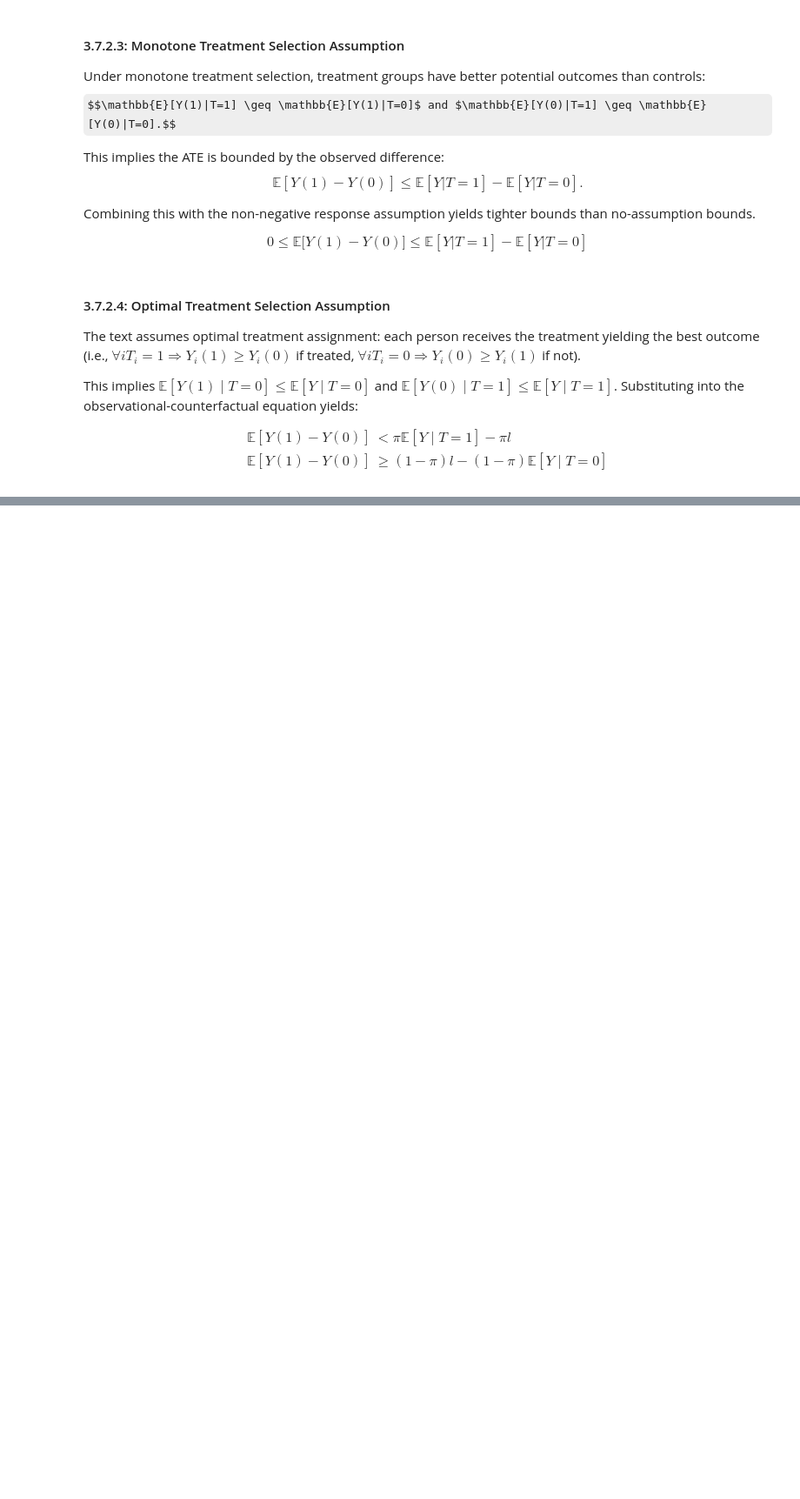
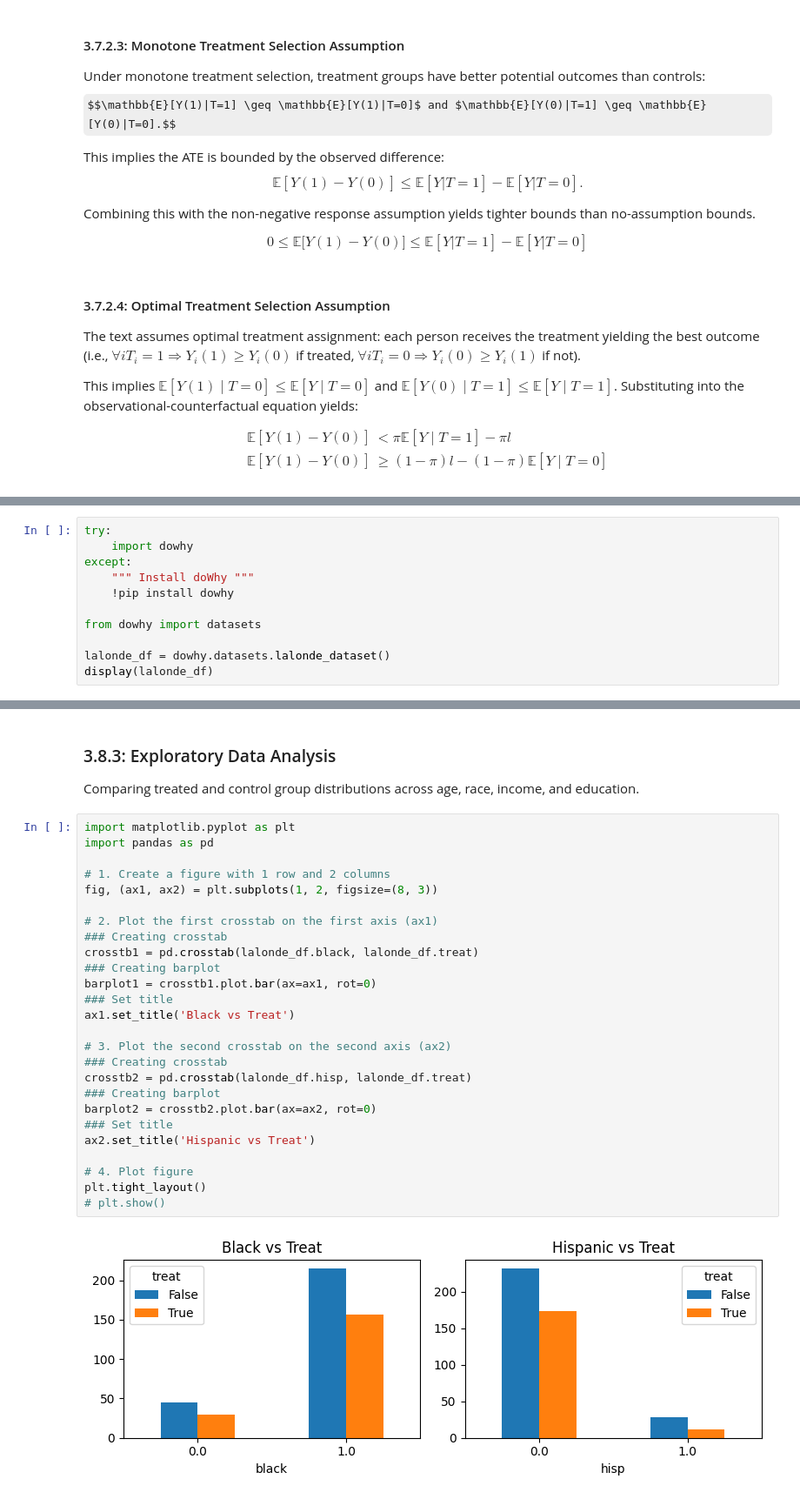
Before and after one commit to stefano-bragaglia/applied-causal-inference, a Jupyter notebook: src/notebooks/03_a_practical_approach.ipynb, the cells around one changed output, grey strips where cells are left out. Shown at 87% size. Cells and saved outputs as stored; diff of their text form; some formulas as TeX source; blank space fills up the shorter version.

```diff
--- a/src/notebooks/03_a_practical_approach.ipynb
+++ b/src/notebooks/03_a_practical_approach.ipynb
@@ -1102,0 +1114,11 @@ Researchers like Cinelli and Vetich have developed methods that overcome linear
+# %%
+try:
+    import dowhy
+except:
+    """ Install doWhy """
+    !pip install dowhy
+
+from dowhy import datasets
+
+lalonde_df = dowhy.datasets.lalonde_dataset()
+display(lalonde_df)
@@ -1102,0 +1157,32 @@ Researchers like Cinelli and Vetich have developed methods that overcome linear
+# %% [markdown]
+### 3.8.3: Exploratory Data Analysis
+
+Comparing treated and control group distributions across age, race, income, and education.
+# %%
+import matplotlib.pyplot as plt
+import pandas as pd
+
+# 1. Create a figure with 1 row and 2 columns
+fig, (ax1, ax2) = plt.subplots(1, 2, figsize=(8, 3))
+
+# 2. Plot the first crosstab on the first axis (ax1)
+### Creating crosstab
+crosstb1 = pd.crosstab(lalonde_df.black, lalonde_df.treat)
+### Creating barplot
+barplot1 = crosstb1.plot.bar(ax=ax1, rot=0)
+### Set title
+ax1.set_title('Black vs Treat')
+
+# 3. Plot the second crosstab on the second axis (ax2)
+### Creating crosstab
+crosstb2 = pd.crosstab(lalonde_df.hisp, lalonde_df.treat)
+### Creating barplot
+barplot2 = crosstb2.plot.bar(ax=ax2, rot=0)
+### Set title
+ax2.set_title('Hispanic vs Treat')
+
+# 4. Plot figure
+plt.tight_layout()
+# plt.show()
+# %% [output]
+[figure, added]
```
Also changed, not shown: parts of 55 cells of this notebook, 2 other files.
